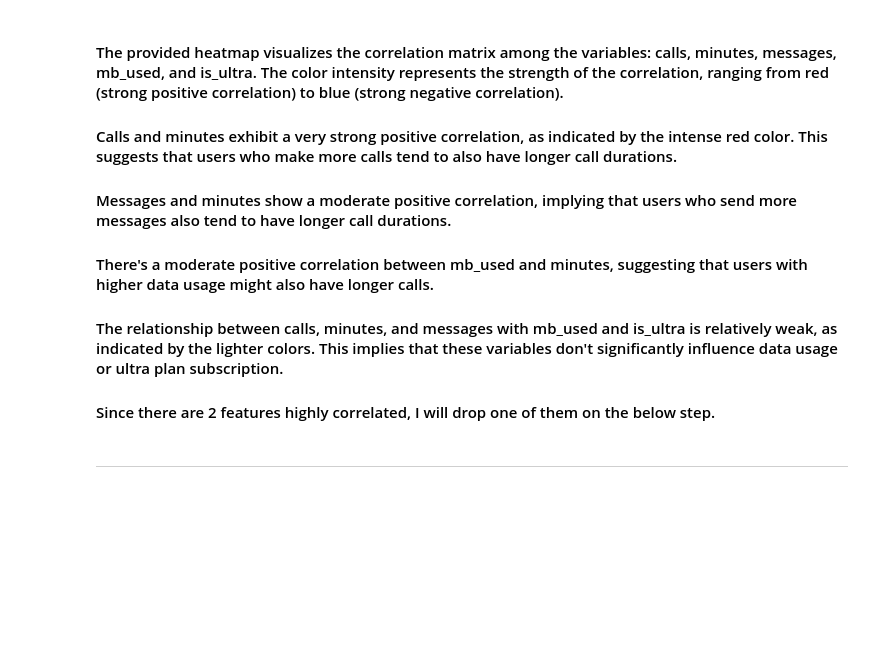
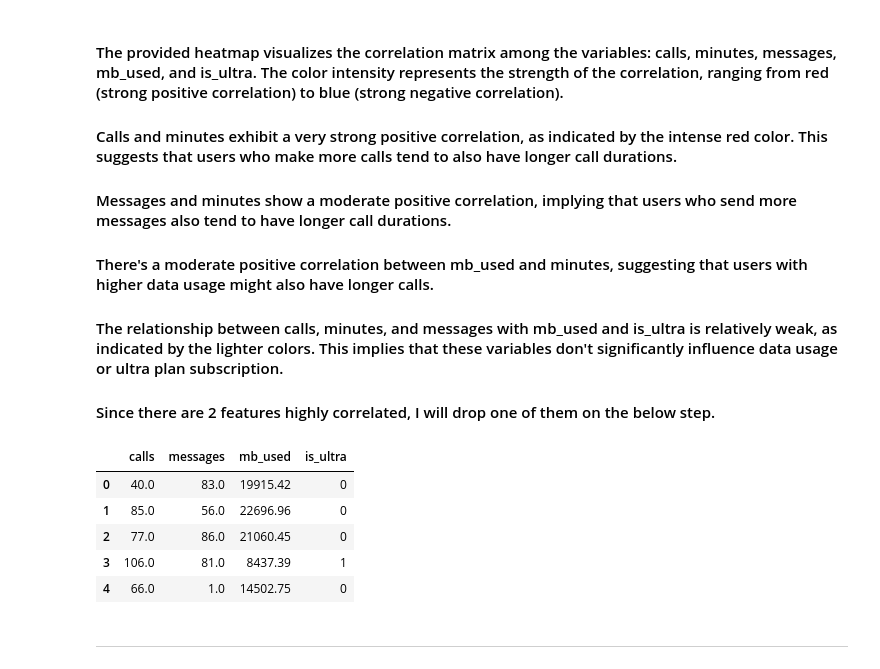
Before and after one commit to CesarChaparro1974/Machine_Learning_Project, a Jupyter notebook: project_notebook.ipynb, the cells around one changed output. Drawn from its saved outputs; the diff is of its cells as text; code cells hidden in the pictures; blank space fills up the shorter version.

```diff
--- a/project_notebook.ipynb
+++ b/project_notebook.ipynb
@@ -161,6 +162,16 @@ plt.show()
 #### The relationship between calls, minutes, and messages with mb_used and is_ultra is relatively weak, as indicated by the lighter colors. This implies that these variables don't significantly influence data usage or ultra plan subscription.<br>
 
 #### Since there are 2 features highly correlated, I will drop one of them on the below step.
+# %%
+clean_users = users.drop(['minutes'], axis=1)
+clean_users.head()
+# %% [output]
+|  | calls | messages | mb_used | is_ultra |
+| 0 | 40.0 | 83.0 | 19915.42 | 0 |
+| 1 | 85.0 | 56.0 | 22696.96 | 0 |
+| 2 | 77.0 | 86.0 | 21060.45 | 0 |
+| 3 | 106.0 | 81.0 | 8437.39 | 1 |
+| 4 | 66.0 | 1.0 | 14502.75 | 0 |
 # %% [markdown]
 ***
 # %% [markdown]
```
Also changed, not shown: parts of 40 cells of this notebook.
